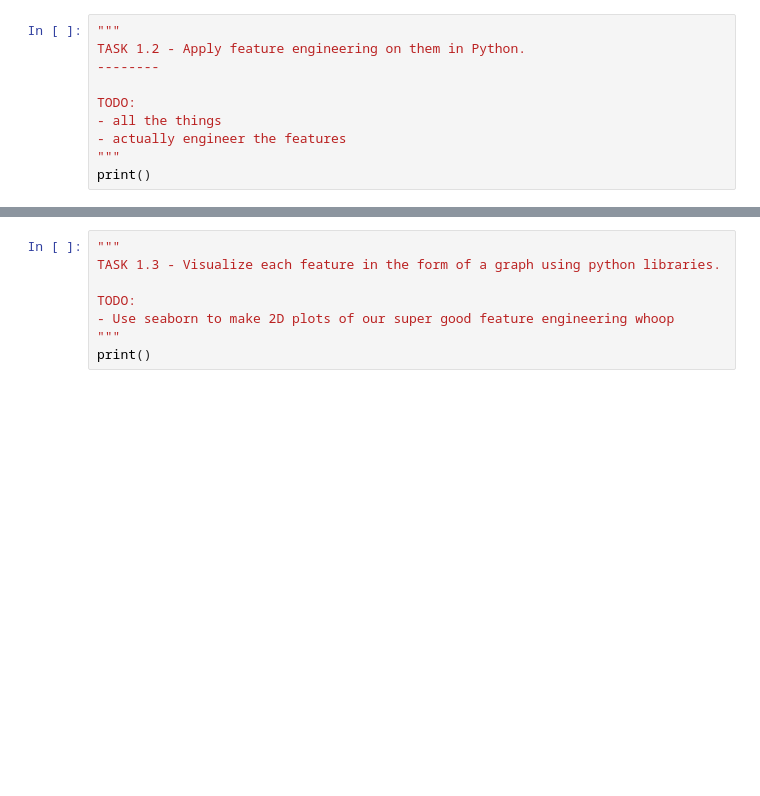
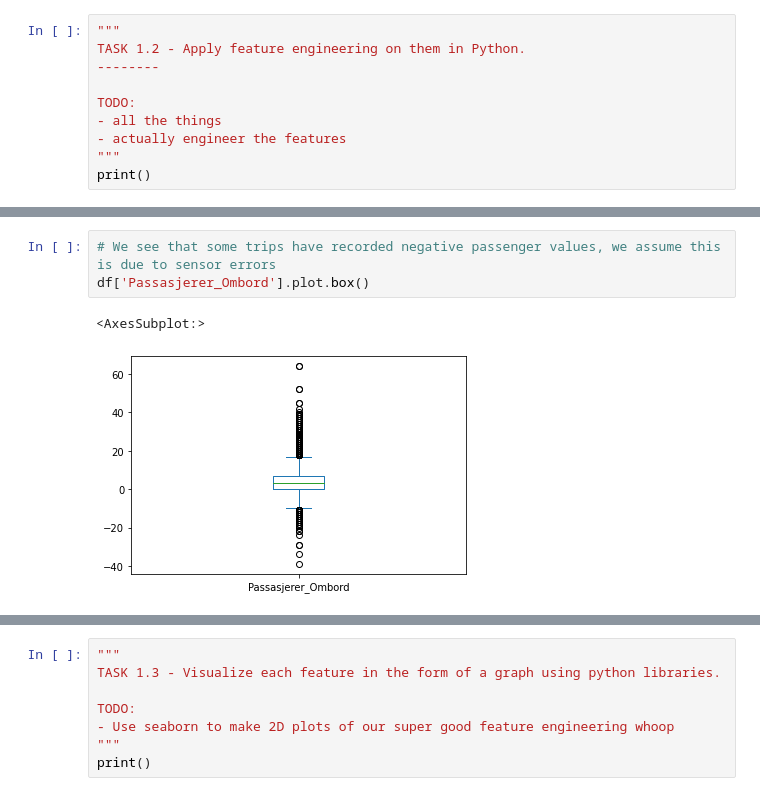
Before and after one commit to ulsin/ai-oblig-1, a Jupyter notebook: oblig1notebook.ipynb, the cells around one changed output, grey strips where cells are left out. Drawn from its saved outputs; the diff is of its cells as text; blank space fills up the shorter version.

```diff
--- a/oblig1notebook.ipynb
+++ b/oblig1notebook.ipynb
@@ -57,0 +93,6 @@ print()
+# %%
+# We see that some trips have recorded negative passenger values, we assume this is due to sensor errors
+df['Passasjerer_Ombord'].plot.box()
+# %% [output]
+<AxesSubplot:>
+[figure, added]
```
Also changed, not shown: parts of 16 cells of this notebook, 1 other file.
